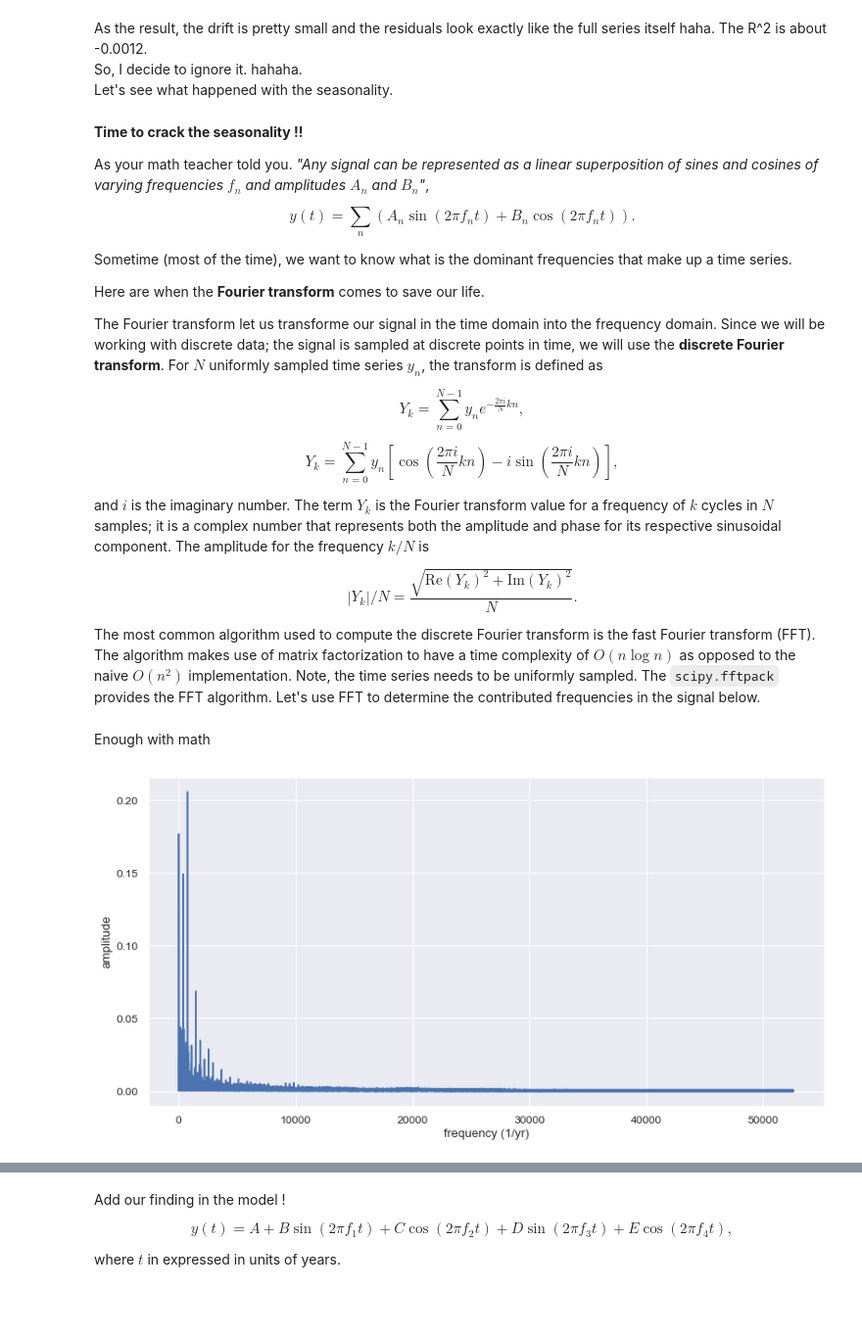
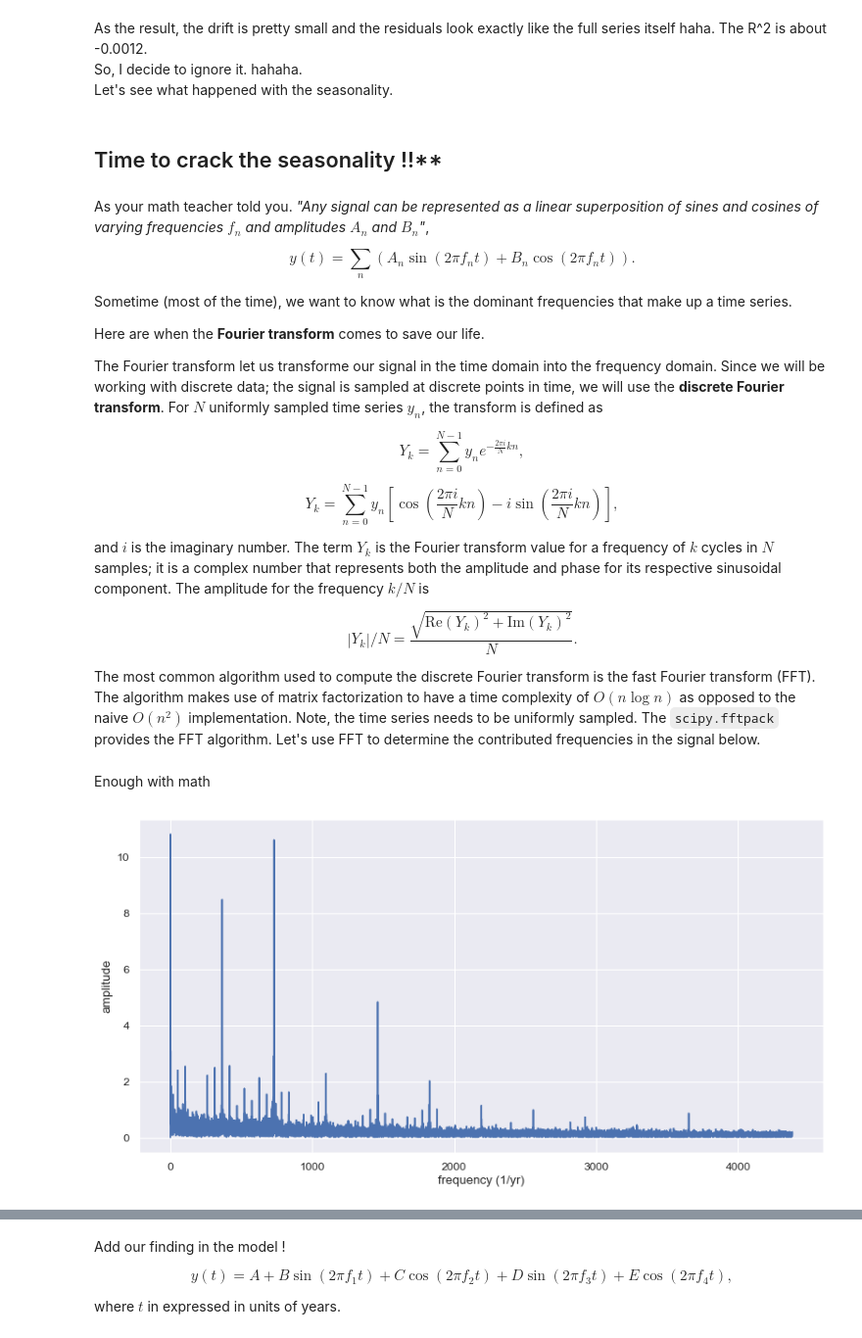
Before and after one commit to EarnRW/Time-Series-Forecasting-Household-Electric-Power-Consumption, a Jupyter notebook: notebook/forecasting.ipynb, the cells around one changed output, grey strips where cells are left out. Shown at 98% size. Drawn from its saved outputs; the diff is of its cells as text; code cells hidden in the pictures; blank space fills up the shorter version.

```diff
--- a/notebook/forecasting.ipynb
+++ b/notebook/forecasting.ipynb
@@ -15,6 +15,8 @@ import sklearn
 data = pd.read_csv("../data/household_power_consumption.txt", sep=';',
                  parse_dates={'dt' : ['Date', 'Time']}, infer_datetime_format=True,
                  low_memory=False, na_values=['nan','?'], index_col='dt')
+# %%
+data = data.resample("H").sum()
 # %%
 data.shape
 # %% [output]
@@ -251,9 +254,9 @@ resd.resample("D").mean().plot()
 As the result, the drift is pretty small and the residuals look exactly like the full series itself haha. The R^2 is about -0.0012.
 So, I decide to ignore it. hahaha.
 Let's see what happened with the seasonality.
+# %% [markdown]
+## Time to crack the seasonality !!**
 # %% [markdown]
-**Time to crack the seasonality !!**
-
 As your math teacher told you. _"Any signal can be represented as a linear superposition of sines and cosines of varying frequencies $f_n$ and amplitudes $A_n$ and $B_n$"_,
 
 $$ y(t) = \sum_n \left(A_n \sin(2\pi f_n t) + B_n\cos(2 \pi f_n t) \right). $$
@@ -278,16 +281,16 @@ Enough with math
 # %%
 from scipy import fftpack
 
 Y = fftpack.fft(power.values - power.mean())
 t_span = toYearFraction(power.index[-1]) - toYearFraction(power.index[0])
 f = np.linspace(0, len(Y), len(Y))/t_span
 
 def plot_fft(fraction):
     plt.figure(figsize=(12, 6), dpi=80)
     plt.plot(f[:len(Y)//fraction], np.abs(Y[:len(Y)//fraction])/len(Y));
     plt.xlabel('frequency (1/yr)')
     plt.ylabel('amplitude');
 
-plot_fft(10)
+plot_fft(2)
 # %% [output]
-[figure, old version]
+[figure, new version]
```
Also changed, not shown: parts of 39 cells of this notebook.
